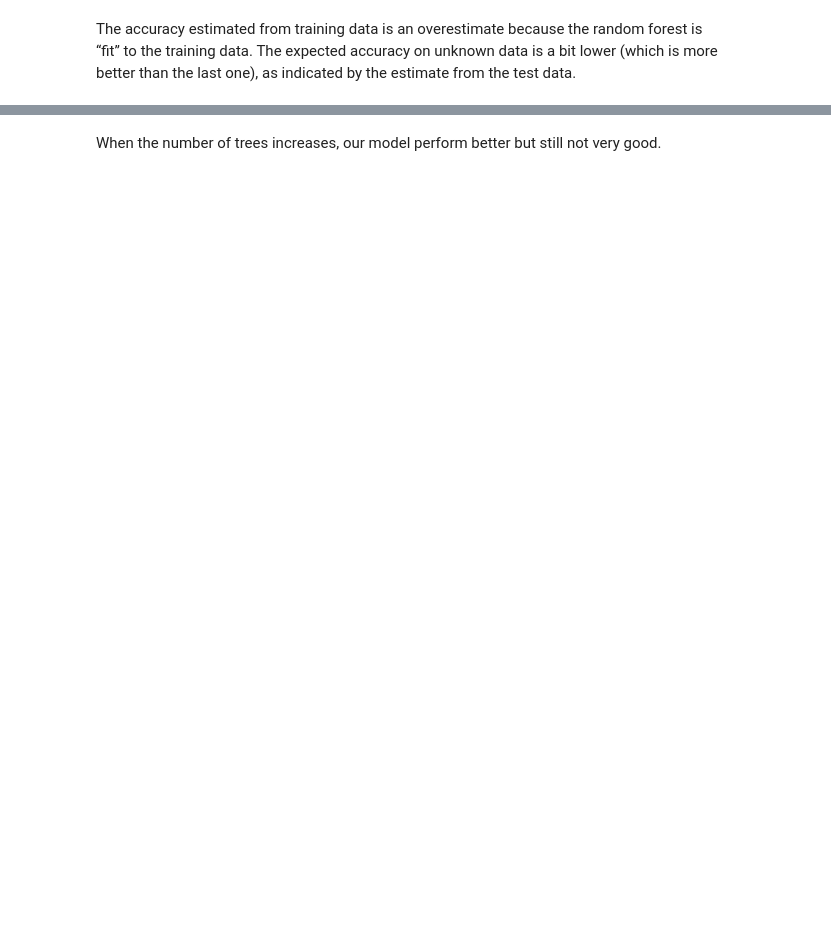
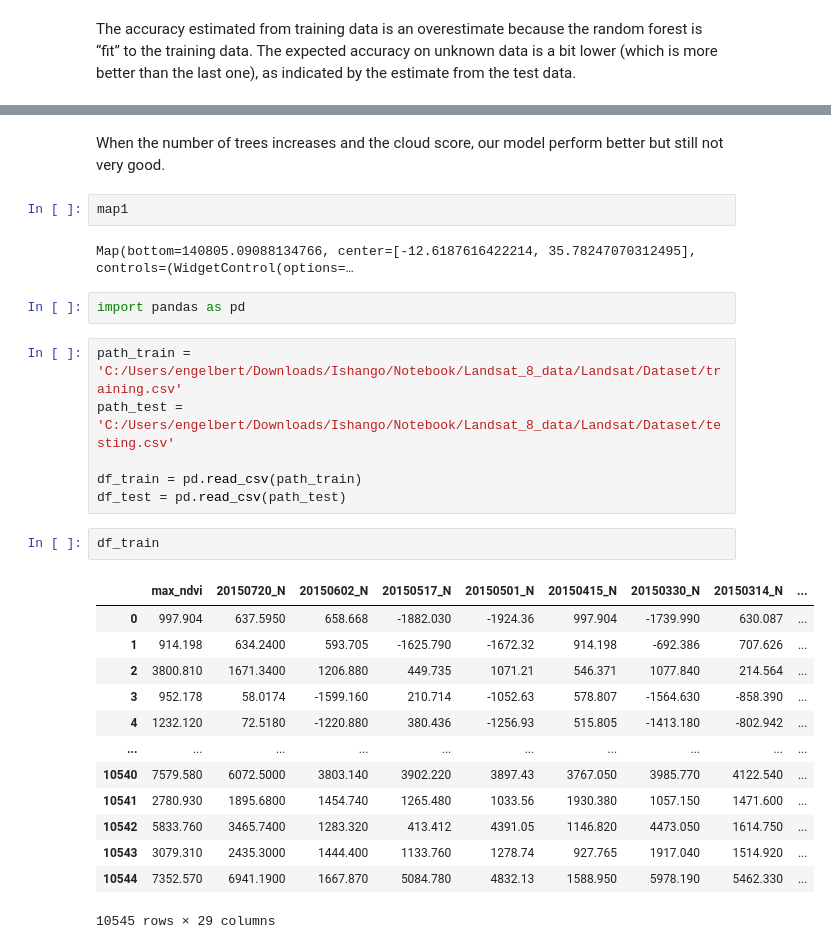
Before and after one commit to https-github-com-Engelbert107/Land_surface_classification_malawi_mozambique, a Jupyter notebook: Notebook/classification_mozambique.ipynb, the cells around one changed output, grey strips where cells are left out. Saved outputs shown, nothing was run; the diff lists cells and outputs as text; blank space fills up the shorter version.

```diff
--- a/Notebook/classification_mozambique.ipynb
+++ b/Notebook/classification_mozambique.ipynb
@@ -634,2 +693,30 @@ Test accuracy is : 82.65 %
 # %% [markdown]
-When the number of trees increases, our model perform better but still not very good.
+When the number of trees increases and the cloud score, our model perform better but still not very good.
+# %%
+map1
+# %% [output]
+Map(bottom=140805.09088134766, center=[-12.6187616422214, 35.78247070312495], controls=(WidgetControl(options=…
+# %%
+import pandas as pd
+# %%
+path_train = 'C:/Users/engelbert/Downloads/Ishango/Notebook/Landsat_8_data/Landsat/Dataset/training.csv'
+path_test = 'C:/Users/engelbert/Downloads/Ishango/Notebook/Landsat_8_data/Landsat/Dataset/testing.csv'
+
+df_train = pd.read_csv(path_train)
+df_test = pd.read_csv(path_test)
+# %%
+df_train
+# %% [output]
+|  | max_ndvi | 20150720_N | 20150602_N | 20150517_N | 20150501_N | 20150415_N | 20150330_N | 20150314_N | ... |
+| 0 | 997.904 | 637.5950 | 658.668 | -1882.030 | -1924.36 | 997.904 | -1739.990 | 630.087 | ... |
+| 1 | 914.198 | 634.2400 | 593.705 | -1625.790 | -1672.32 | 914.198 | -692.386 | 707.626 | ... |
+| 2 | 3800.810 | 1671.3400 | 1206.880 | 449.735 | 1071.21 | 546.371 | 1077.840 | 214.564 | ... |
+| 3 | 952.178 | 58.0174 | -1599.160 | 210.714 | -1052.63 | 578.807 | -1564.630 | -858.390 | ... |
+| 4 | 1232.120 | 72.5180 | -1220.880 | 380.436 | -1256.93 | 515.805 | -1413.180 | -802.942 | ... |
+| ... | ... | ... | ... | ... | ... | ... | ... | ... | ... |
+| 10540 | 7579.580 | 6072.5000 | 3803.140 | 3902.220 | 3897.43 | 3767.050 | 3985.770 | 4122.540 | ... |
+| 10541 | 2780.930 | 1895.6800 | 1454.740 | 1265.480 | 1033.56 | 1930.380 | 1057.150 | 1471.600 | ... |
+| 10542 | 5833.760 | 3465.7400 | 1283.320 | 413.412 | 4391.05 | 1146.820 | 4473.050 | 1614.750 | ... |
+| 10543 | 3079.310 | 2435.3000 | 1444.400 | 1133.760 | 1278.74 | 927.765 | 1917.040 | 1514.920 | ... |
+| 10544 | 7352.570 | 6941.1900 | 1667.870 | 5084.780 | 4832.13 | 1588.950 | 5978.190 | 5462.330 | ... |
+10545 rows × 29 columns
```
Also changed, not shown: parts of 24 cells of this notebook.
